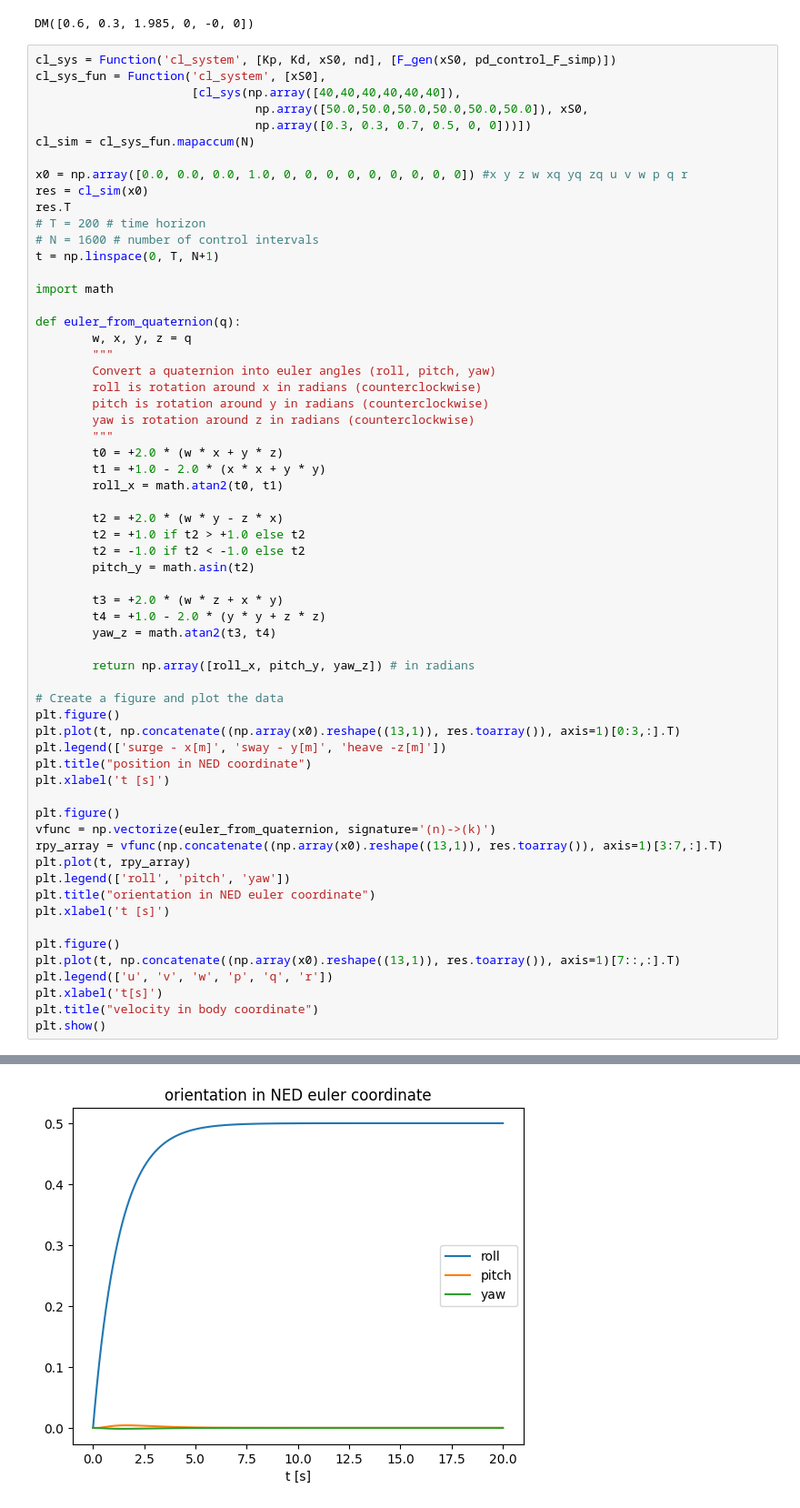
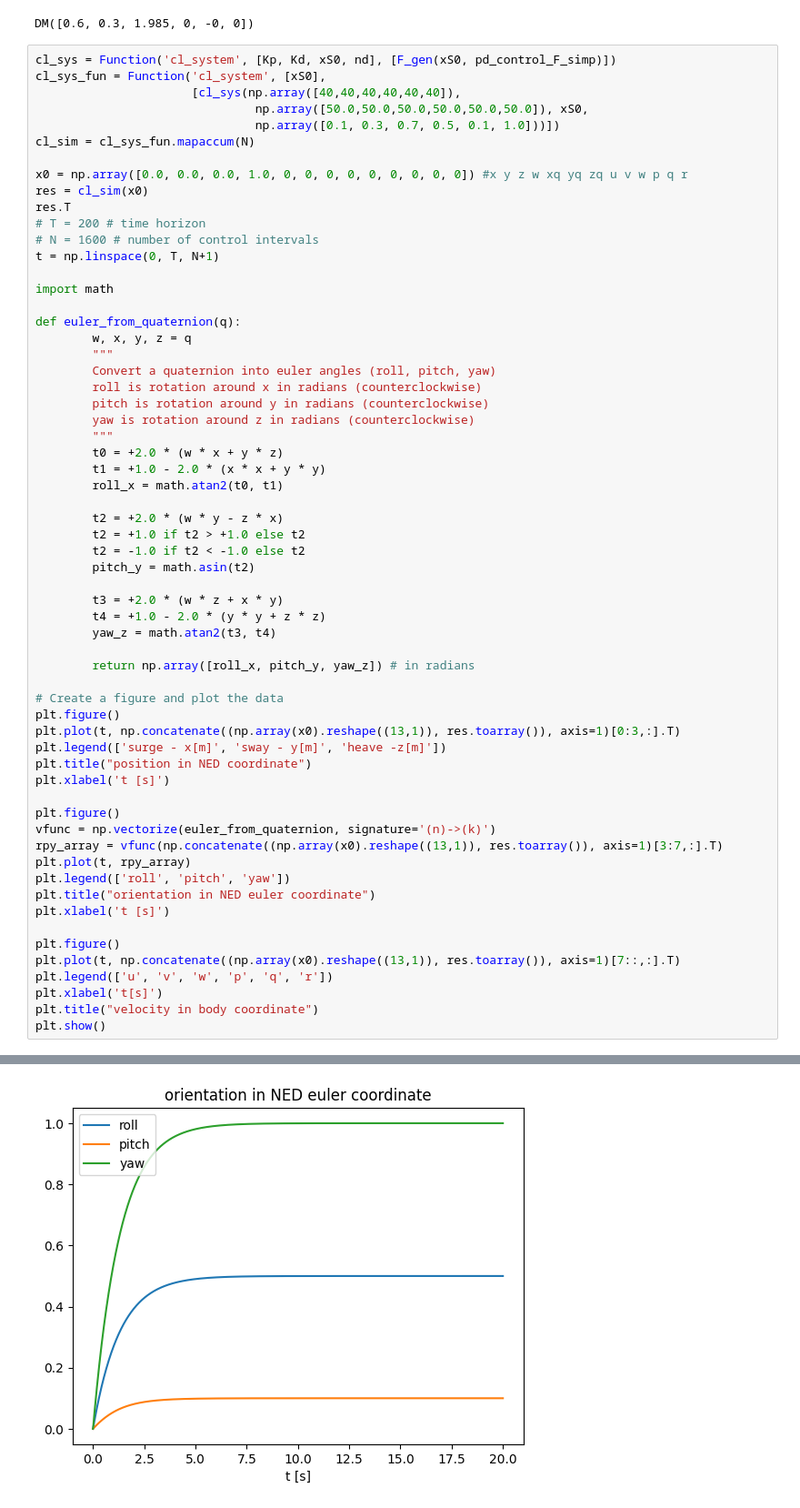
Before and after one commit to edxmorgan/diff_uv, a Jupyter notebook: usage.ipynb, the cells around one changed output, grey strips where cells are left out. Shown: that part at 91% size. Cells and saved outputs as stored; diff of their text form.

```diff
--- a/usage.ipynb
+++ b/usage.ipynb
@@ -416,7 +416,7 @@ cl_sys = Function('cl_system', [Kp, Kd, xS0, nd], [F_gen(xS0, pd_control_F_simp)
 cl_sys_fun = Function('cl_system', [xS0],
                       [cl_sys(np.array([40,40,40,40,40,40]),
                                np.array([50.0,50.0,50.0,50.0,50.0,50.0]), xS0,
-                               np.array([0.3, 0.3, 0.7, 0.5, 0, 0]))])
+                               np.array([0.1, 0.3, 0.7, 0.5, 0.1, 1.0]))])
 cl_sim = cl_sys_fun.mapaccum(N)
 
 x0 = np.array([0.0, 0.0, 0.0, 1.0, 0, 0, 0, 0, 0, 0, 0, 0, 0]) #x y z w xq yq zq u v w p q r
@@ -477 +477 @@ plt.show()
-[figure, old version]
+[figure, new version]
```
Also changed, not shown: parts of 1 cell of this notebook.
